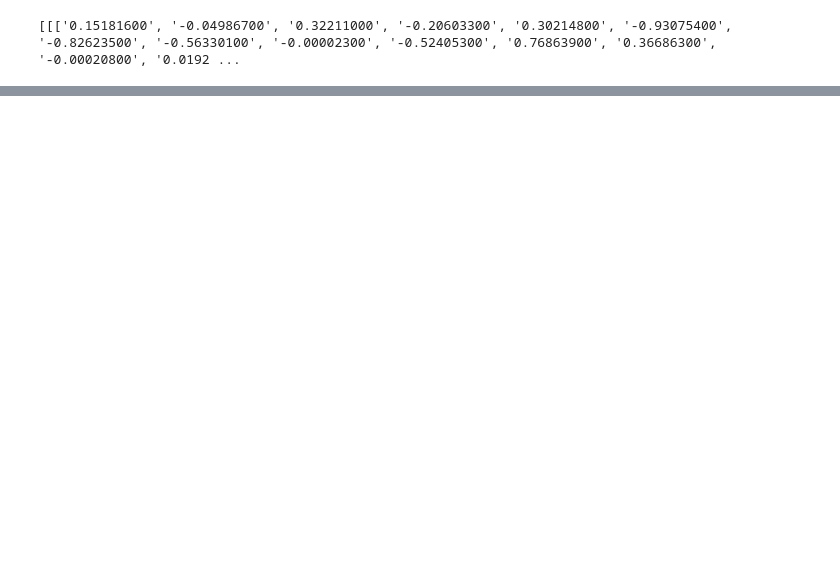
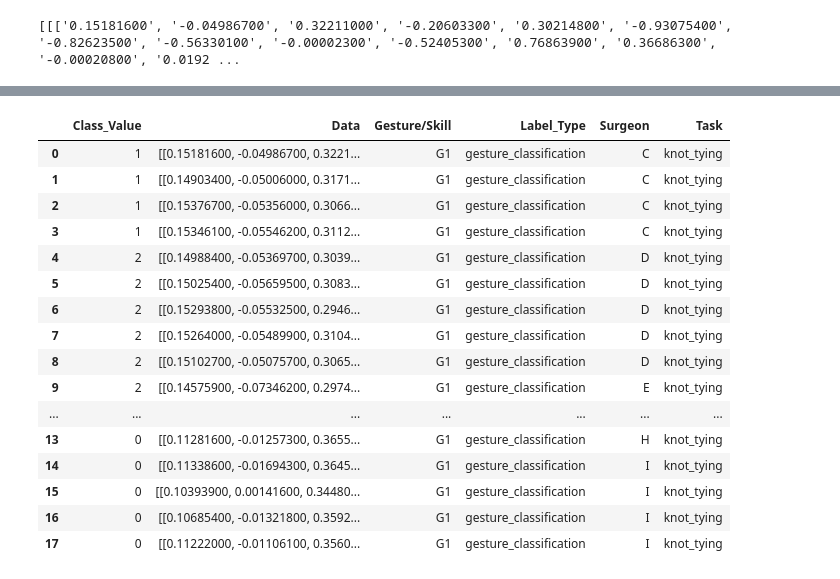
Before and after one commit to eddietapia/jigsaw-dataset, a Jupyter notebook: Testing.ipynb, the cells around one changed output, grey strips where cells are left out. Saved outputs shown, nothing was run; the diff lists cells and outputs as text; code cells hidden in the pictures; blank space fills up the shorter version.

```diff
--- a/Testing.ipynb
+++ b/Testing.ipynb
@@ -408,0 +383,24 @@ IndentationError: unindent does not match any outer indentation level (<ipython-
+# %%
+#train = np.loadtxt(open('./G1.csv', 'r'), delimiter=',', skiprows=1)
+df_g1 = df[df['Gesture/Skill'] == 'G1']
+df_g11 = df[df['Gesture/Skill'] == 'G11']
+# %%
+df_g1
+# %% [output]
+|  | Class_Value | Data | Gesture/Skill | Label_Type | Surgeon | Task |
+| 0 | 1 | [[0.15181600, -0.04986700, 0.3221... | G1 | gesture_classification | C | knot_tying |
+| 1 | 1 | [[0.14903400, -0.05006000, 0.3171... | G1 | gesture_classification | C | knot_tying |
+| 2 | 1 | [[0.15376700, -0.05356000, 0.3066... | G1 | gesture_classification | C | knot_tying |
+| 3 | 1 | [[0.15346100, -0.05546200, 0.3112... | G1 | gesture_classification | C | knot_tying |
+| 4 | 2 | [[0.14988400, -0.05369700, 0.3039... | G1 | gesture_classification | D | knot_tying |
+| 5 | 2 | [[0.15025400, -0.05659500, 0.3083... | G1 | gesture_classification | D | knot_tying |
+| 6 | 2 | [[0.15293800, -0.05532500, 0.2946... | G1 | gesture_classification | D | knot_tying |
+| 7 | 2 | [[0.15264000, -0.05489900, 0.3104... | G1 | gesture_classification | D | knot_tying |
+| 8 | 2 | [[0.15102700, -0.05075700, 0.3065... | G1 | gesture_classification | D | knot_tying |
+| 9 | 2 | [[0.14575900, -0.07346200, 0.2974... | G1 | gesture_classification | E | knot_tying |
+| ... | ... | ... | ... | ... | ... | ... |
+| 13 | 0 | [[0.11281600, -0.01257300, 0.3655... | G1 | gesture_classification | H | knot_tying |
+| 14 | 0 | [[0.11338600, -0.01694300, 0.3645... | G1 | gesture_classification | I | knot_tying |
+| 15 | 0 | [[0.10393900, 0.00141600, 0.34480... | G1 | gesture_classification | I | knot_tying |
+| 16 | 0 | [[0.10685400, -0.01321800, 0.3592... | G1 | gesture_classification | I | knot_tying |
+| 17 | 0 | [[0.11222000, -0.01106100, 0.3560... | G1 | gesture_classification | I | knot_tying |
```
Also changed, not shown: parts of 11 cells of this notebook, 1 other file.
